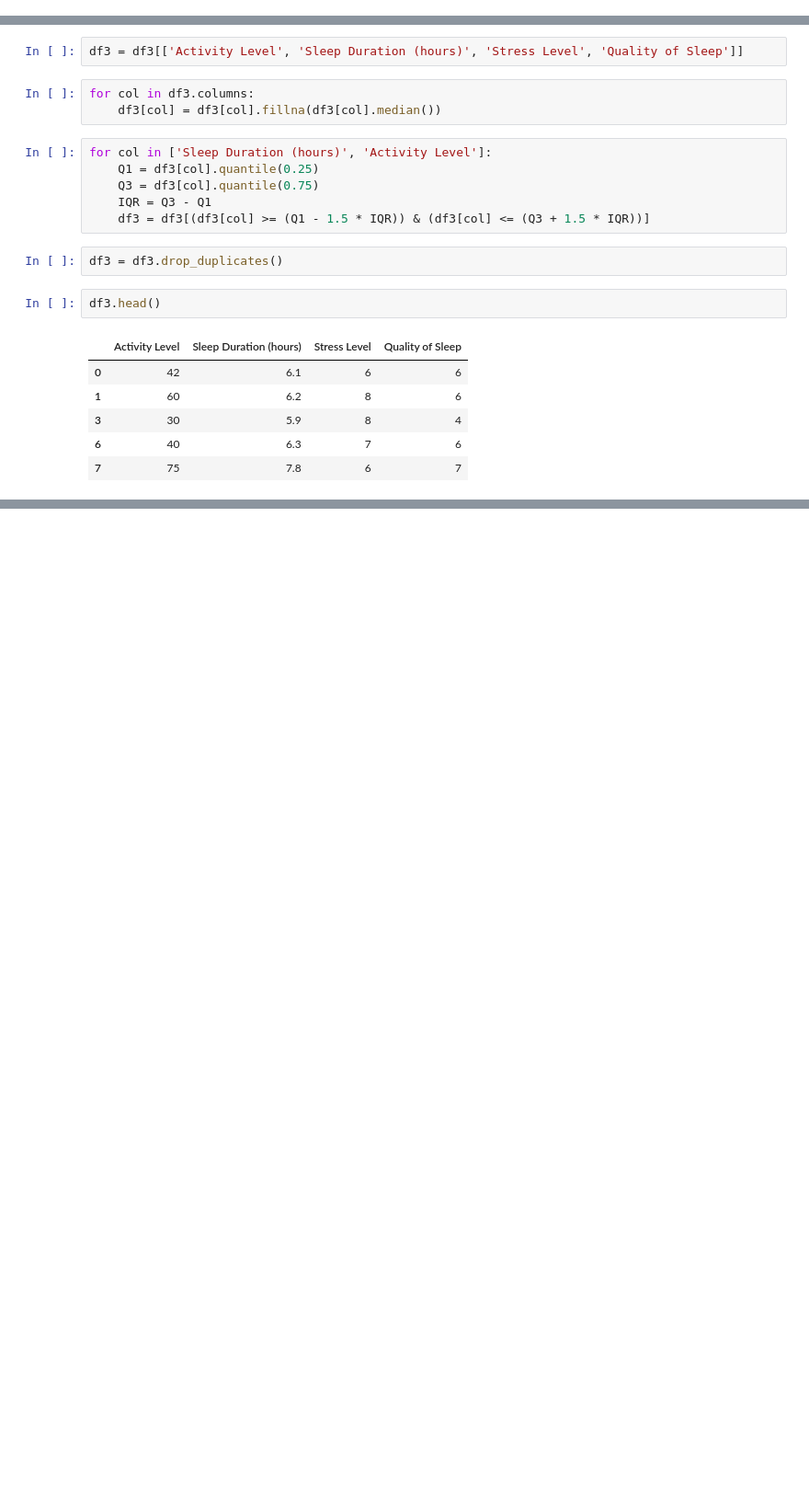
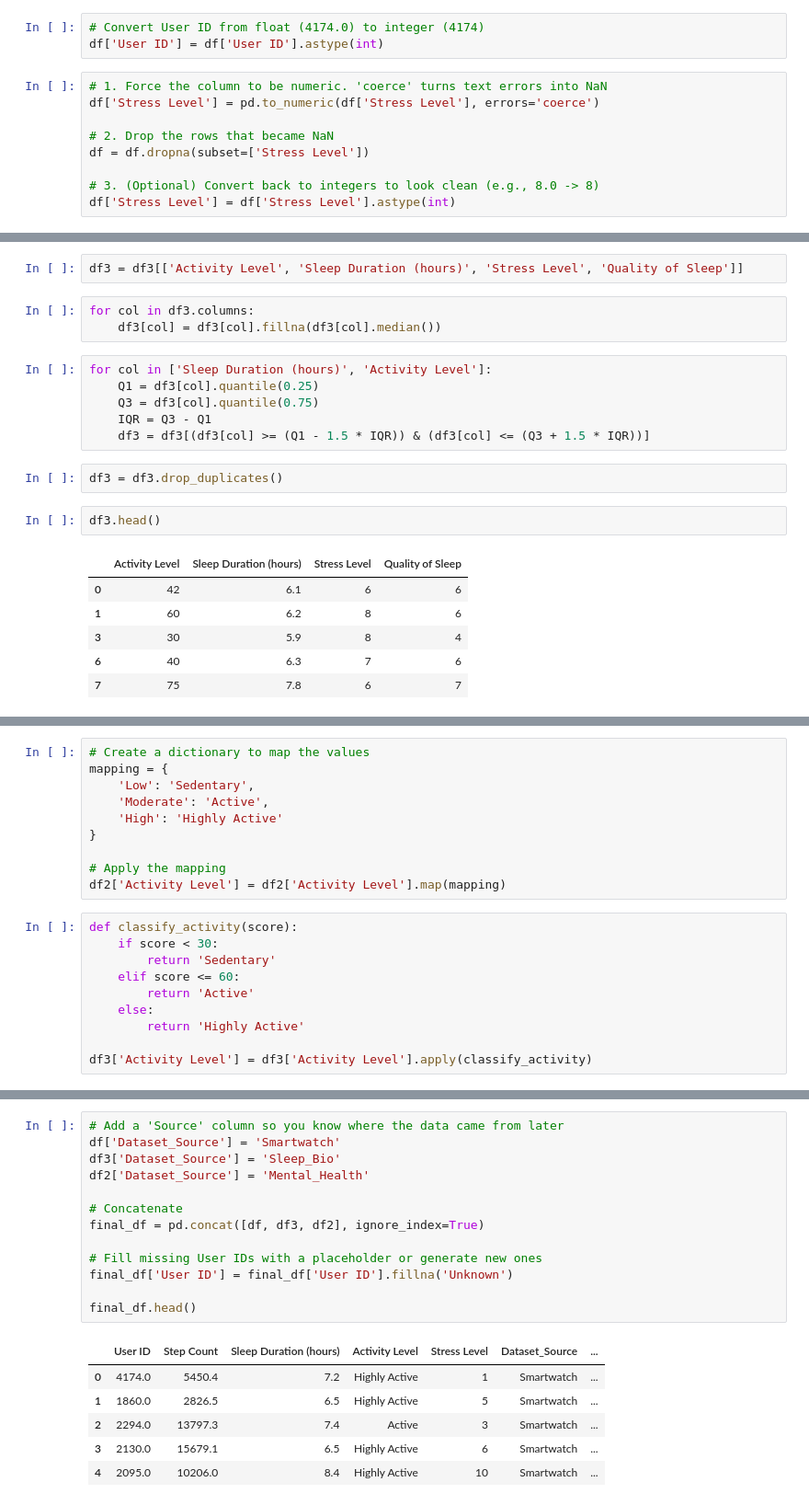
Before and after one commit to LuoYanHao-2025/Data_Science_Group31, a Jupyter notebook: project.ipynb, the cells around one changed output, grey strips where cells are left out. Shown at 92% size. Saved outputs shown, nothing was run; the diff lists cells and outputs as text; blank space fills up the shorter version.

```diff
--- a/project.ipynb
+++ b/project.ipynb
@@ -61,3 +63,15 @@ df = df.dropna(subset=['User ID'])
+# %%
+# Convert User ID from float (4174.0) to integer (4174)
+df['User ID'] = df['User ID'].astype(int)
+# %%
+# 1. Force the column to be numeric. 'coerce' turns text errors into NaN
+df['Stress Level'] = pd.to_numeric(df['Stress Level'], errors='coerce')
+
+# 2. Drop the rows that became NaN
+df = df.dropna(subset=['Stress Level'])
+
+# 3. (Optional) Convert back to integers to look clean (e.g., 8.0 -> 8)
+df['Stress Level'] = df['Stress Level'].astype(int)
 # %%
 df.head()
 # %% [output]
@@ -142,0 +157,20 @@ df2.to_csv(output_path, index=False)
+# %%
+# Create a dictionary to map the values
+mapping = {
+    'Low': 'Sedentary',
+    'Moderate': 'Active',
+    'High': 'Highly Active'
+}
+
+# Apply the mapping
+df2['Activity Level'] = df2['Activity Level'].map(mapping)
+# %%
+def classify_activity(score):
+    if score < 30:
+        return 'Sedentary'
+    elif score <= 60:
+        return 'Active'
+    else:
+        return 'Highly Active'
+
+df3['Activity Level'] = df3['Activity Level'].apply(classify_activity)
@@ -142,0 +195,20 @@ df2.to_csv(output_path, index=False)
+# %%
+# Add a 'Source' column so you know where the data came from later
+df['Dataset_Source'] = 'Smartwatch'
+df3['Dataset_Source'] = 'Sleep_Bio'
+df2['Dataset_Source'] = 'Mental_Health'
+
+# Concatenate
+final_df = pd.concat([df, df3, df2], ignore_index=True)
+
+# Fill missing User IDs with a placeholder or generate new ones
+final_df['User ID'] = final_df['User ID'].fillna('Unknown')
+
+final_df.head()
+# %% [output]
+|  | User ID | Step Count | Sleep Duration (hours) | Activity Level | Stress Level | Dataset_Source | ... |
+| 0 | 4174.0 | 5450.4 | 7.2 | Highly Active | 1 | Smartwatch | ... |
+| 1 | 1860.0 | 2826.5 | 6.5 | Highly Active | 5 | Smartwatch | ... |
+| 2 | 2294.0 | 13797.3 | 7.4 | Active | 3 | Smartwatch | ... |
+| 3 | 2130.0 | 15679.1 | 6.5 | Highly Active | 6 | Smartwatch | ... |
+| 4 | 2095.0 | 10206.0 | 8.4 | Highly Active | 10 | Smartwatch | ... |
```
Also changed, not shown: parts of 11 cells of this notebook.
